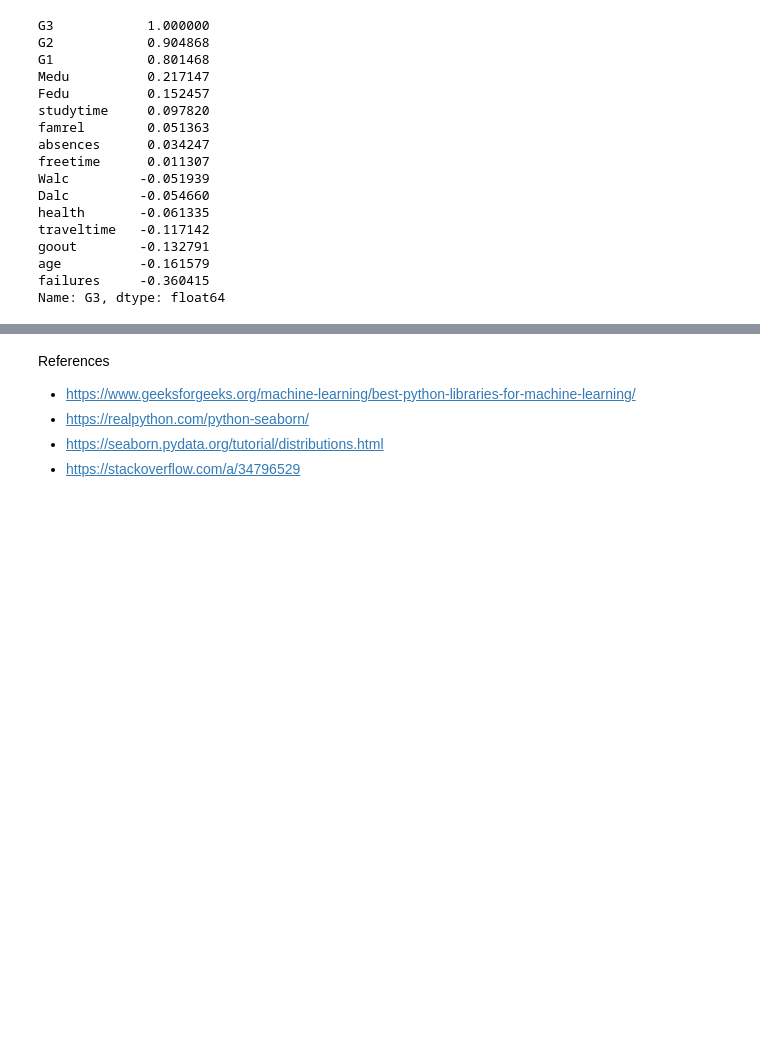
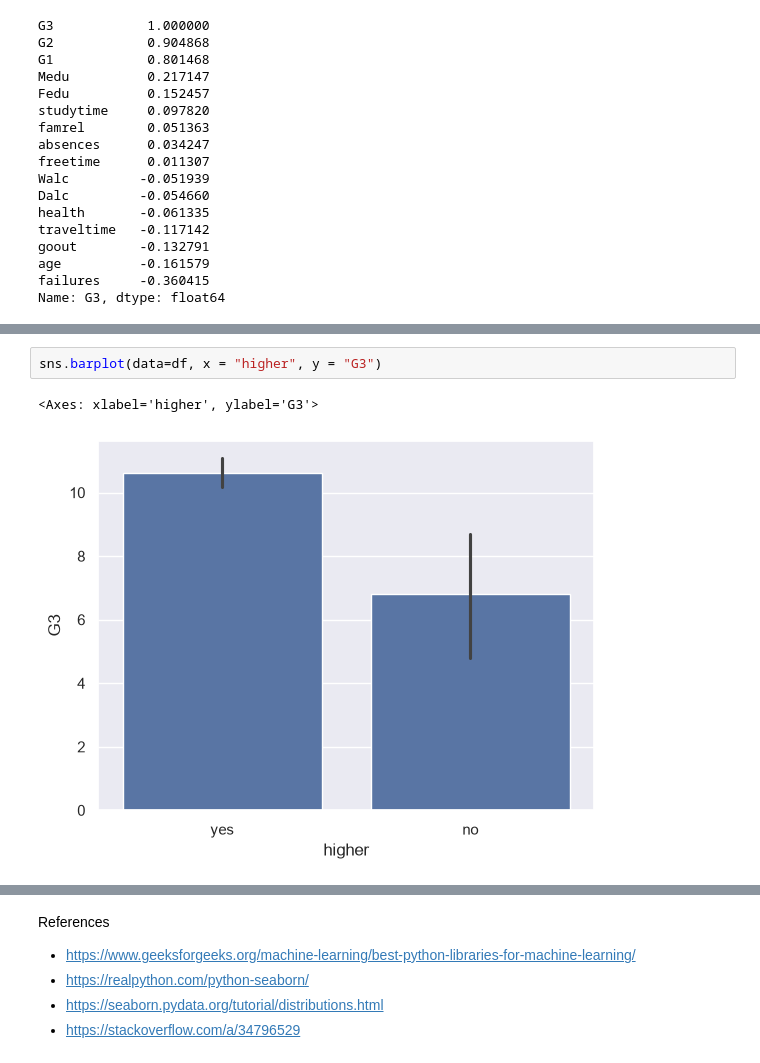
Before and after one commit to ForsythsGambit/StudentPerformancePrediction, a Jupyter notebook: main.ipynb, the cells around one changed output, grey strips where cells are left out. Cells and saved outputs as stored; diff of their text form; blank space fills up the shorter version.

```diff
--- a/main.ipynb
+++ b/main.ipynb
@@ -53,0 +59,5 @@ Name: G3, dtype: float64
+# %%
+sns.barplot(data=df, x = "higher", y = "G3")
+# %% [output]
+<Axes: xlabel='higher', ylabel='G3'>
+[figure, added]
```
Also changed, not shown: parts of 3 cells of this notebook.
